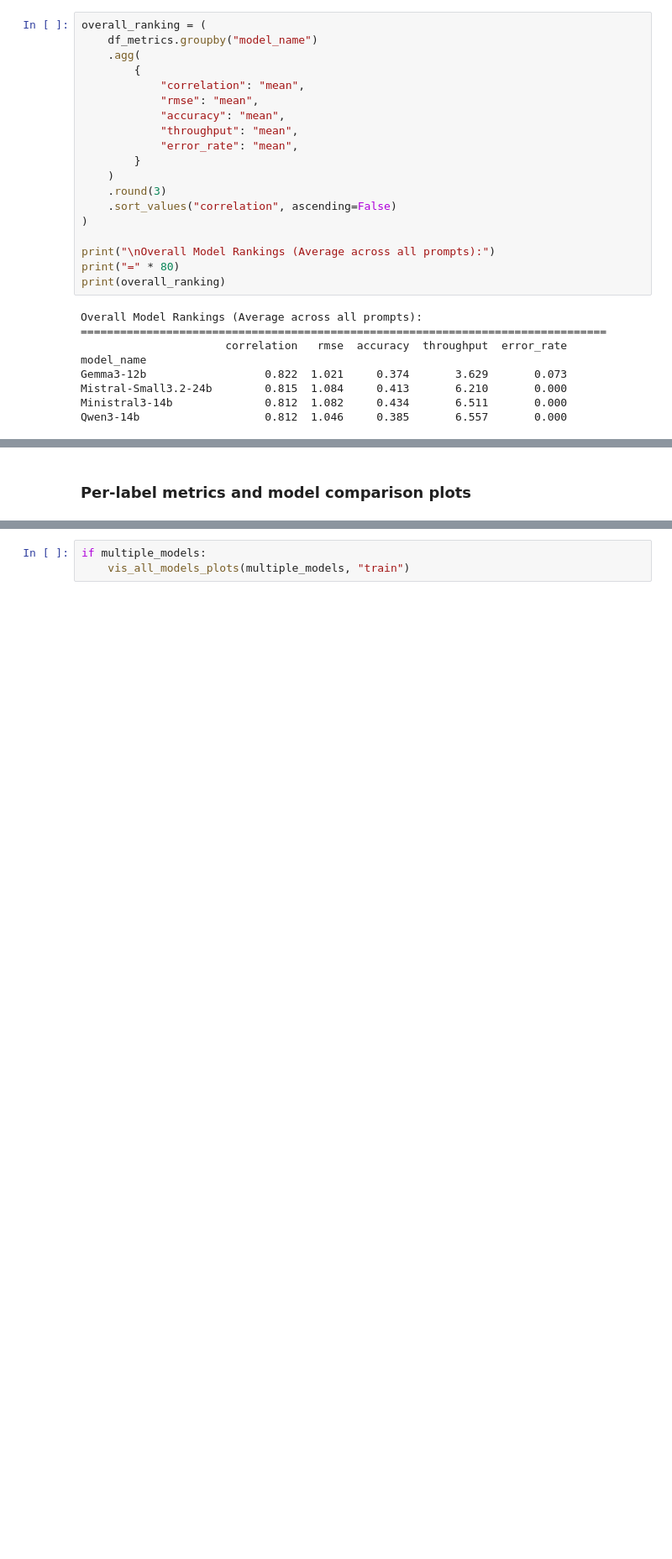
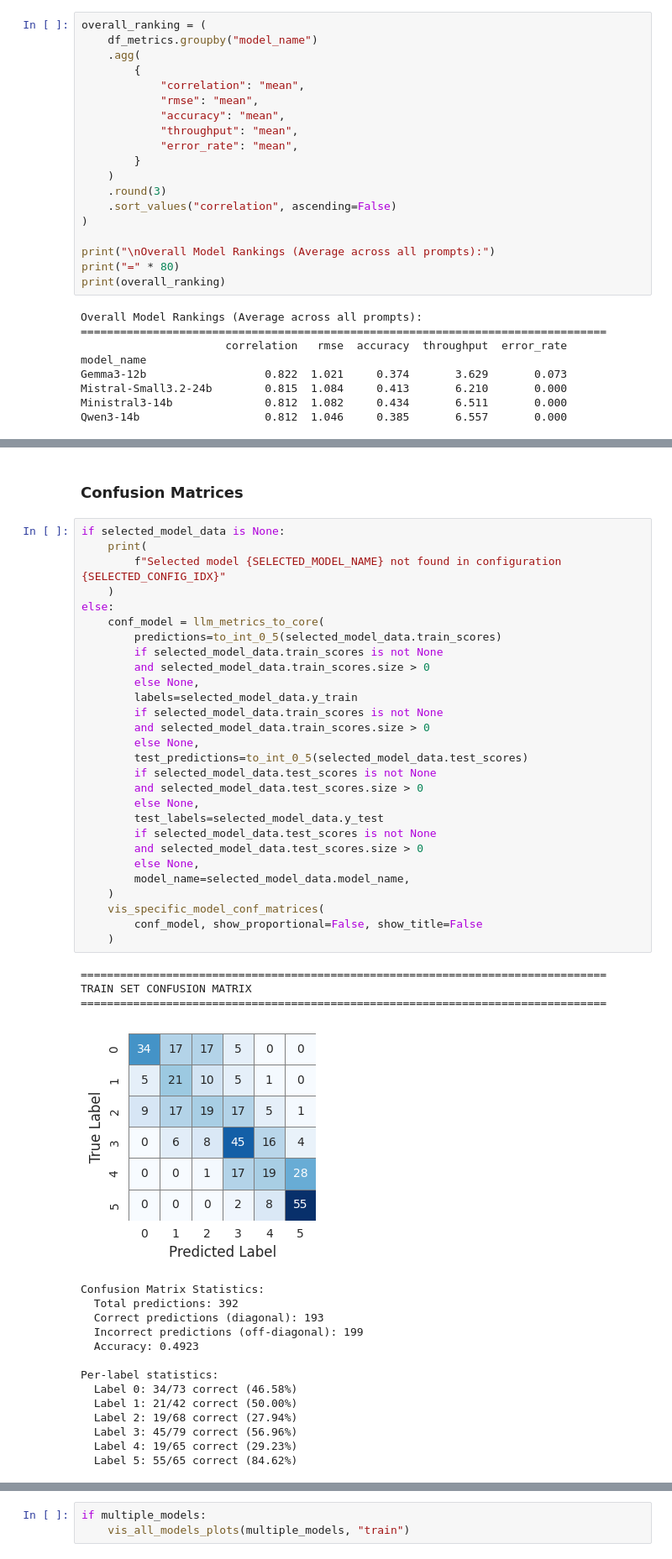
Before and after one commit to itzTerra/vis-desc, a Jupyter notebook: modules/lab/src/evaluation/llm/llm.ipynb, the cells around one changed output, grey strips where cells are left out. Shown at 84% size. Saved outputs shown, nothing was run; the diff lists cells and outputs as text; blank space fills up the shorter version.

```diff
--- a/modules/lab/src/evaluation/llm/llm.ipynb
+++ b/modules/lab/src/evaluation/llm/llm.ipynb
@@ -321,2 +493,48 @@ Loaded 1 model(s) from configuration 1
-# %% [markdown]
-### Per-label metrics and model comparison plots
+# %% [markdown]
+### Confusion Matrices
+# %%
+if selected_model_data is None:
+    print(
+        f"Selected model {SELECTED_MODEL_NAME} not found in configuration {SELECTED_CONFIG_IDX}"
+    )
+else:
+    conf_model = llm_metrics_to_core(
+        predictions=to_int_0_5(selected_model_data.train_scores)
+        if selected_model_data.train_scores is not None
+        and selected_model_data.train_scores.size > 0
+        else None,
+        labels=selected_model_data.y_train
+        if selected_model_data.train_scores is not None
+        and selected_model_data.train_scores.size > 0
+        else None,
+        test_predictions=to_int_0_5(selected_model_data.test_scores)
+        if selected_model_data.test_scores is not None
+        and selected_model_data.test_scores.size > 0
+        else None,
+        test_labels=selected_model_data.y_test
+        if selected_model_data.test_scores is not None
+        and selected_model_data.test_scores.size > 0
+        else None,
+        model_name=selected_model_data.model_name,
+    )
+    vis_specific_model_conf_matrices(
+        conf_model, show_proportional=False, show_title=False
+    )
+# %% [output]
+================================================================================
+TRAIN SET CONFUSION MATRIX
+================================================================================
+[figure, added]
+Confusion Matrix Statistics:
+  Total predictions: 392
+  Correct predictions (diagonal): 193
+  Incorrect predictions (off-diagonal): 199
+  Accuracy: 0.4923
+
+Per-label statistics:
+  Label 0: 34/73 correct (46.58%)
+  Label 1: 21/42 correct (50.00%)
+  Label 2: 19/68 correct (27.94%)
+  Label 3: 45/79 correct (56.96%)
+  Label 4: 19/65 correct (29.23%)
+  Label 5: 55/65 correct (84.62%)
```
Also changed, not shown: parts of 34 cells of this notebook, 9 other files.
